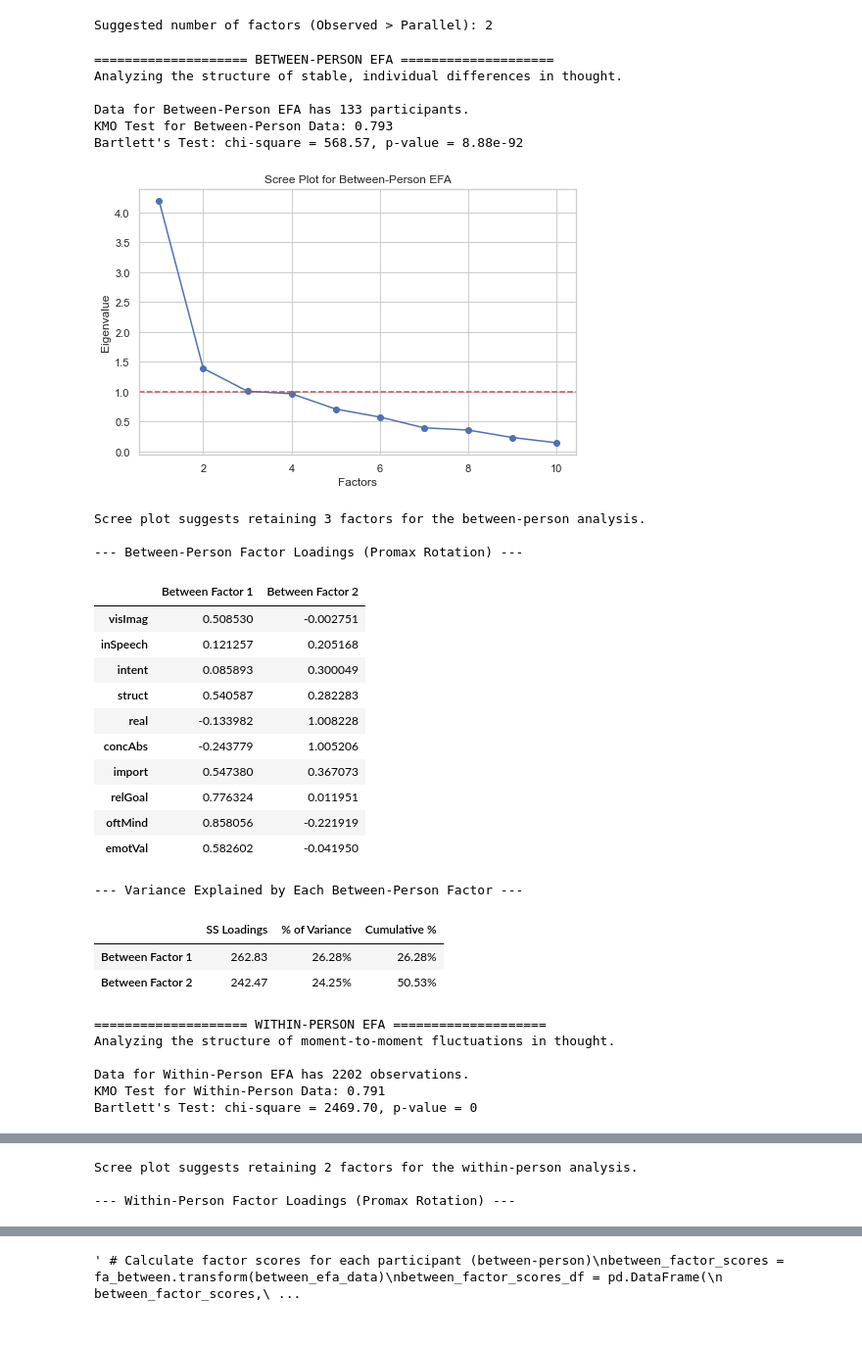
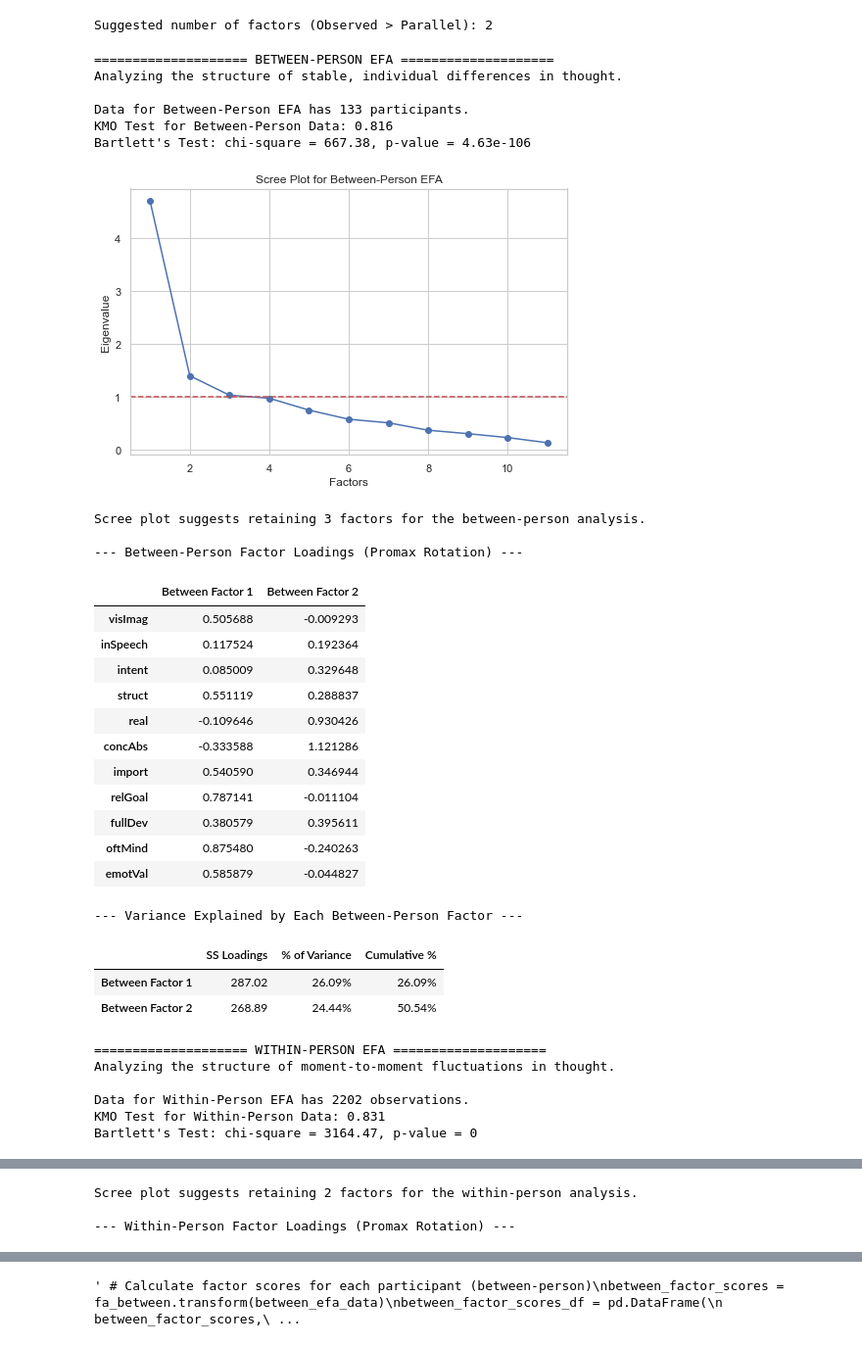
Before and after one commit to thandre6000/MindWanderAnalysis, a Jupyter notebook: notebooks/Clustering.ipynb, the cells around one changed output, grey strips where cells are left out. Shown at 98% size. Drawn from its saved outputs; the diff is of its cells as text; code cells hidden in the pictures.

```diff
--- a/notebooks/Clustering.ipynb
+++ b/notebooks/Clustering.ipynb
@@ -981,7 +982,7 @@ Suggested number of factors (Observed > Parallel): 2
 
 from factor_analyzer import FactorAnalyzer, calculate_bartlett_sphericity, calculate_kmo
 import matplotlib.pyplot as plt
-tcq_cols = ['visImag', 'inSpeech', 'intent', 'struct', 'real', 'concAbs', 'import', 'relGoal','oftMind', 'emotVal']
+tcq_cols = ['visImag', 'inSpeech', 'intent', 'struct', 'real', 'concAbs', 'import', 'relGoal','fullDev','oftMind', 'emotVal']
 # --- Multilevel Exploratory Factor Analysis ---
 
 # --- 1. Between-Person EFA ---
@@ -1074,57 +1075,58 @@ print(f"\nScree plot suggests retaining {n_factors_within} factors for the withi
 n_factors_within = 2
 # Run the EFA with Promax rotation
 fa_within = FactorAnalyzer(n_factors=n_factors_within, rotation="promax")
 fa_within.fit(within_efa_data)
 
 # Display loadings
 within_loadings_df = pd.DataFrame(
     fa_within.loadings_,
     index=within_efa_data.columns,
     columns=[f'Within Factor {i+1}' for i in range(n_factors_within)]
 )
 print("\n--- Within-Person Factor Loadings (Promax Rotation) ---")
 display(within_loadings_df.style.apply(lambda x: ['background: lightgreen' if abs(val) > 0.4 else '' for val in x], axis=1))
 
 
 # Show variance explained by each factor
 variance, prop_var, cum_var = fa_within.get_factor_variance()
 variance_df = pd.DataFrame({
     'SS Loadings': variance,
     '% of Variance': prop_var,
     'Cumulative %': cum_var
 }, index=[f'Within Factor {i+1}' for i in range(n_factors_within)])
 
 print("\n--- Variance Explained by Each Within-Person Factor ---")
 display((variance_df * 100).style.format({'SS Loadings': '{:.2f}', '% of Variance': '{:.2f}%', 'Cumulative %': '{:.2f}%'}))
 # %% [output]
 ==================== BETWEEN-PERSON EFA ====================
 Analyzing the structure of stable, individual differences in thought.
 
 Data for Between-Person EFA has 133 participants.
-KMO Test for Between-Person Data: 0.793
-Bartlett's Test: chi-square = 568.57, p-value = 8.88e-92
+KMO Test for Between-Person Data: 0.816
+Bartlett's Test: chi-square = 667.38, p-value = 4.63e-106
-[figure, old version]
+[figure, new version]
 Scree plot suggests retaining 3 factors for the between-person analysis.
 
 --- Between-Person Factor Loadings (Promax Rotation) ---
 |  | Between Factor 1 | Between Factor 2 |
-| visImag | 0.508530 | -0.002751 |
-| inSpeech | 0.121257 | 0.205168 |
-| intent | 0.085893 | 0.300049 |
-| struct | 0.540587 | 0.282283 |
-| real | -0.133982 | 1.008228 |
-| concAbs | -0.243779 | 1.005206 |
-| import | 0.547380 | 0.367073 |
-| relGoal | 0.776324 | 0.011951 |
-| oftMind | 0.858056 | -0.221919 |
-| emotVal | 0.582602 | -0.041950 |
+| visImag | 0.505688 | -0.009293 |
+| inSpeech | 0.117524 | 0.192364 |
+| intent | 0.085009 | 0.329648 |
+| struct | 0.551119 | 0.288837 |
+| real | -0.109646 | 0.930426 |
+| concAbs | -0.333588 | 1.121286 |
+| import | 0.540590 | 0.346944 |
+| relGoal | 0.787141 | -0.011104 |
+| fullDev | 0.380579 | 0.395611 |
+| oftMind | 0.875480 | -0.240263 |
+| emotVal | 0.585879 | -0.044827 |
 --- Variance Explained by Each Between-Person Factor ---
 |  | SS Loadings | % of Variance | Cumulative % |
-| Between Factor 1 | 262.83 | 26.28% | 26.28% |
-| Between Factor 2 | 242.47 | 24.25% | 50.53% |
+| Between Factor 1 | 287.02 | 26.09% | 26.09% |
+| Between Factor 2 | 268.89 | 24.44% | 50.54% |
 ==================== WITHIN-PERSON EFA ====================
 Analyzing the structure of moment-to-moment fluctuations in thought.
 
 Data for Within-Person EFA has 2202 observations.
-KMO Test for Within-Person Data: 0.791
-Bartlett's Test: chi-square = 2469.70, p-value = 0
+KMO Test for Within-Person Data: 0.831
+Bartlett's Test: chi-square = 3164.47, p-value = 0
```
Also changed, not shown: parts of 3 cells of this notebook.
